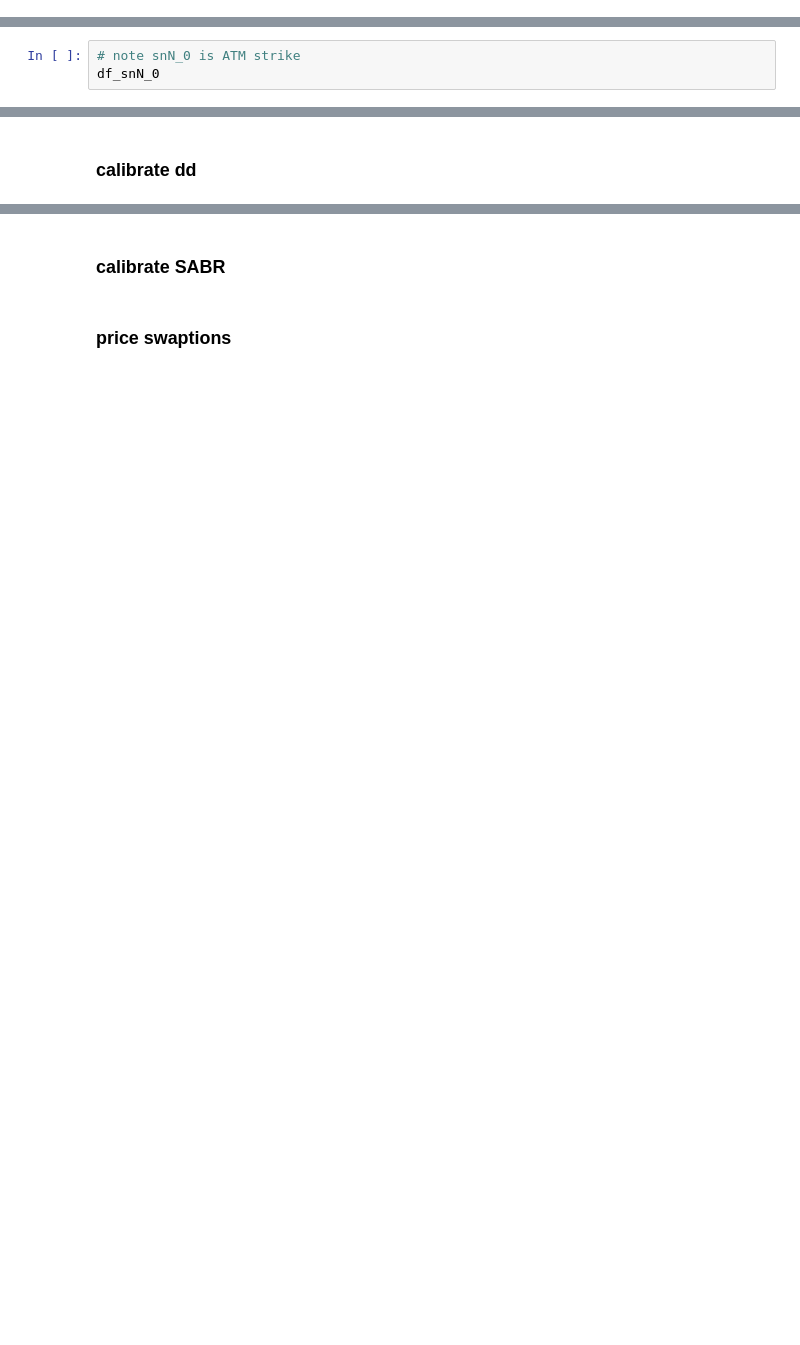
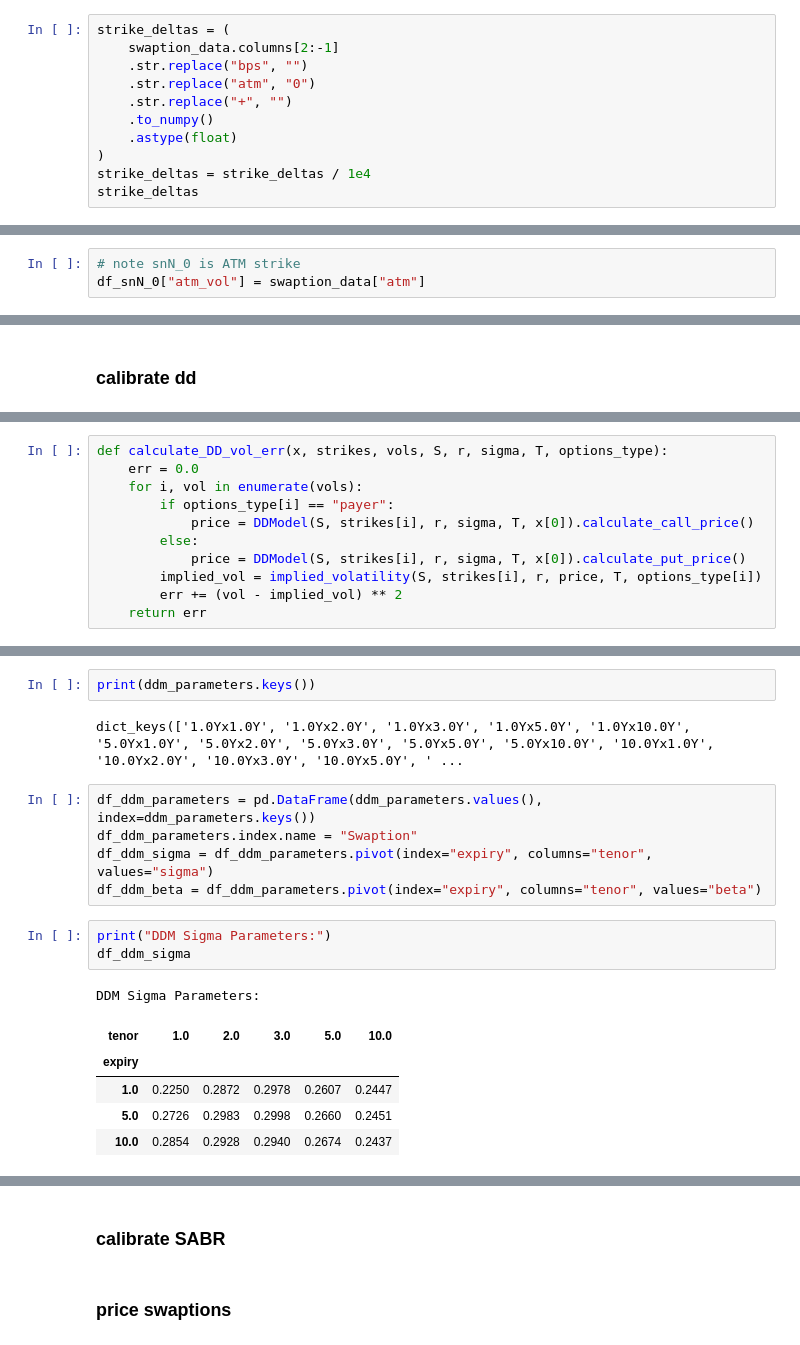
Before and after one commit to andreignatius/fixed-income, a Jupyter notebook: swaption_calibration/jos_part_2.ipynb, the cells around one changed output, grey strips where cells are left out. Saved outputs shown, nothing was run; the diff lists cells and outputs as text; blank space fills up the shorter version.

```diff
--- a/swaption_calibration/jos_part_2.ipynb
+++ b/swaption_calibration/jos_part_2.ipynb
@@ -60,3 +145,14 @@ swaption_data
 | 12 | 10.0 | 3.0 | 0.48220 | 0.41430 | 0.36400 | 0.32439 | 0.30796 | 0.2940 | 0.2827 | 0.2738 | 0.2618 | ... |
 | 13 | 10.0 | 5.0 | 0.40550 | 0.35891 | 0.32181 | 0.29144 | 0.27857 | 0.2674 | 0.2580 | 0.2502 | 0.2387 | ... |
 | 14 | 10.0 | 10.0 | 0.33601 | 0.30509 | 0.27978 | 0.25926 | 0.25086 | 0.2437 | 0.2376 | 0.2324 | 0.2244 | ... |
+# %%
+strike_deltas = (
+    swaption_data.columns[2:-1]
+    .str.replace("bps", "")
+    .str.replace("atm", "0")
+    .str.replace("+", "")
+    .to_numpy()
+    .astype(float)
+)
+strike_deltas = strike_deltas / 1e4
+strike_deltas
@@ -63,3 +162,3 @@ swaption_data
 # %%
 # note snN_0 is ATM strike
-df_snN_0
+df_snN_0["atm_vol"] = swaption_data["atm"]
@@ -84,0 +247,11 @@ df_snN_0
+# %%
+def calculate_DD_vol_err(x, strikes, vols, S, r, sigma, T, options_type):
+    err = 0.0
+    for i, vol in enumerate(vols):
+        if options_type[i] == "payer":
+            price = DDModel(S, strikes[i], r, sigma, T, x[0]).calculate_call_price()
+        else:
+            price = DDModel(S, strikes[i], r, sigma, T, x[0]).calculate_put_price()
+        implied_vol = implied_volatility(S, strikes[i], r, price, T, options_type[i])
+        err += (vol - implied_vol) ** 2
+    return err
@@ -84,0 +323,19 @@ df_snN_0
+# %%
+print(ddm_parameters.keys())
+# %% [output]
+dict_keys(['1.0Yx1.0Y', '1.0Yx2.0Y', '1.0Yx3.0Y', '1.0Yx5.0Y', '1.0Yx10.0Y', '5.0Yx1.0Y', '5.0Yx2.0Y', '5.0Yx3.0Y', '5.0Yx5.0Y', '5.0Yx10.0Y', '10.0Yx1.0Y', '10.0Yx2.0Y', '10.0Yx3.0Y', '10.0Yx5.0Y', ' ...
+# %%
+df_ddm_parameters = pd.DataFrame(ddm_parameters.values(), index=ddm_parameters.keys())
+df_ddm_parameters.index.name = "Swaption"
+df_ddm_sigma = df_ddm_parameters.pivot(index="expiry", columns="tenor", values="sigma")
+df_ddm_beta = df_ddm_parameters.pivot(index="expiry", columns="tenor", values="beta")
+# %%
+print("DDM Sigma Parameters:")
+df_ddm_sigma
+# %% [output]
+DDM Sigma Parameters:
+| tenor | 1.0 | 2.0 | 3.0 | 5.0 | 10.0 |
+| expiry |  |  |  |  |  |
+| 1.0 | 0.2250 | 0.2872 | 0.2978 | 0.2607 | 0.2447 |
+| 5.0 | 0.2726 | 0.2983 | 0.2998 | 0.2660 | 0.2451 |
+| 10.0 | 0.2854 | 0.2928 | 0.2940 | 0.2674 | 0.2437 |
```
Also changed, not shown: parts of 12 cells of this notebook.
